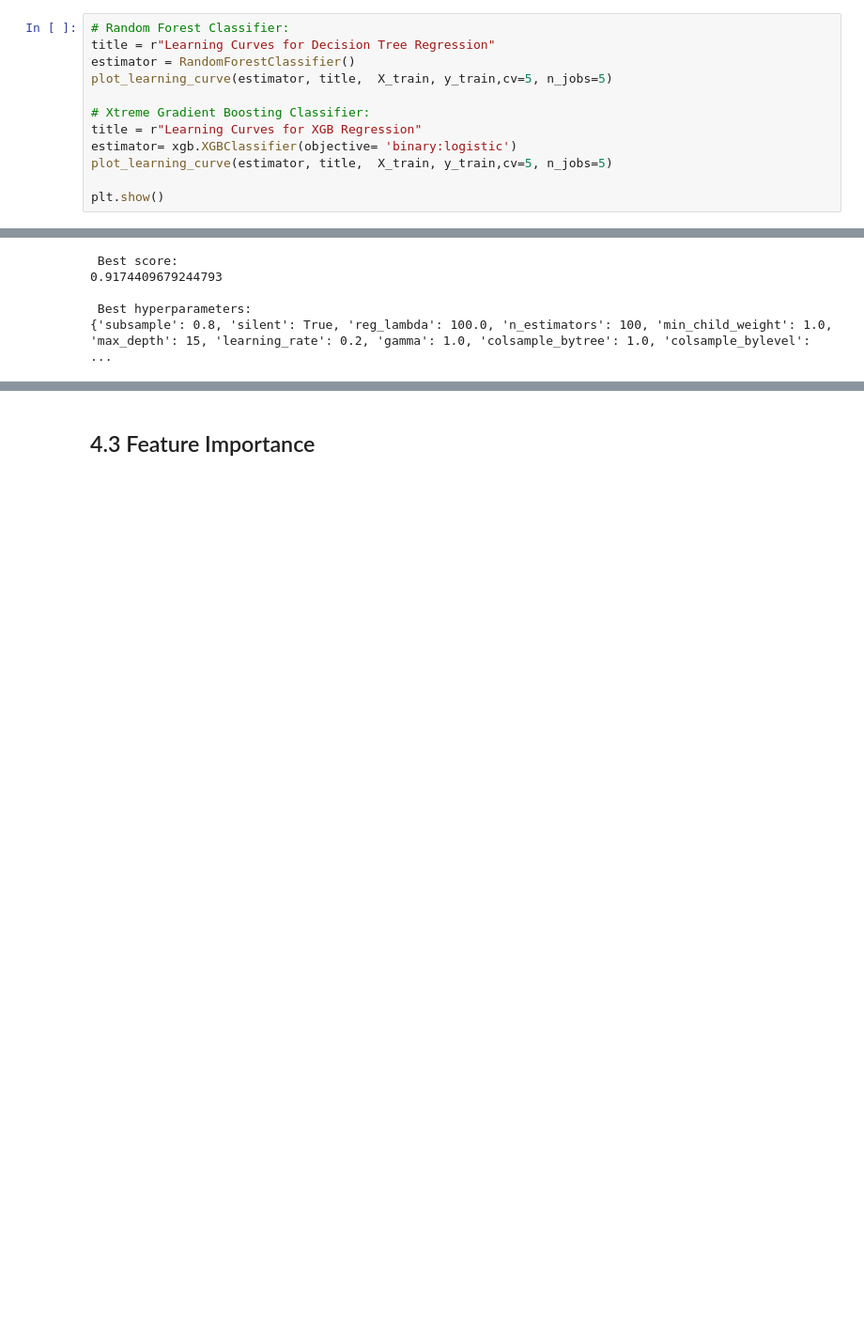
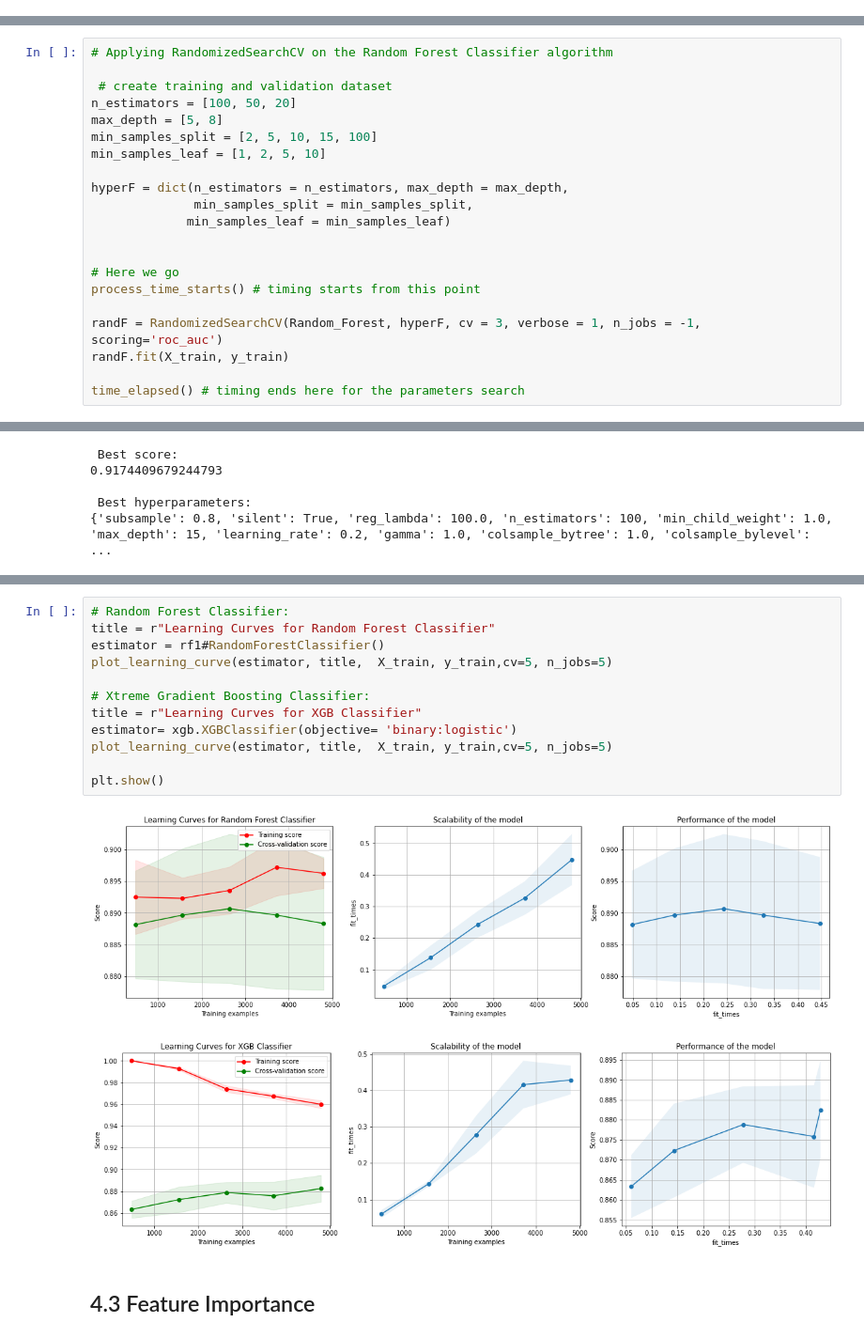
Before and after one commit to opsabarsec/mailings_response_prediction, a Jupyter notebook: Notebook2-ML_model_predictions.ipynb, the cells around one changed output, grey strips where cells are left out. Shown at 94% size. Cells and saved outputs as stored; diff of their text form; blank space fills up the shorter version.

```diff
--- a/Notebook2-ML_model_predictions.ipynb
+++ b/Notebook2-ML_model_predictions.ipynb
@@ -435,12 +312,0 @@ def plot_learning_curve(estimator, title, X, y, axes=None, ylim=None, cv=None,
-# %%
-# Random Forest Classifier:
-title = r"Learning Curves for Decision Tree Regression"
-estimator = RandomForestClassifier()
-plot_learning_curve(estimator, title,  X_train, y_train,cv=5, n_jobs=5)
-
-# Xtreme Gradient Boosting Classifier:
-title = r"Learning Curves for XGB Regression"
-estimator= xgb.XGBClassifier(objective= 'binary:logistic')
-plot_learning_curve(estimator, title,  X_train, y_train,cv=5, n_jobs=5)
-
-plt.show()
@@ -541,0 +349,21 @@ The process took: 0hour:0min:12sec
+# %%
+# Applying RandomizedSearchCV on the Random Forest Classifier algorithm
+
+ # create training and validation dataset
+n_estimators = [100, 50, 20]
+max_depth = [5, 8]
+min_samples_split = [2, 5, 10, 15, 100]
+min_samples_leaf = [1, 2, 5, 10]
+
+hyperF = dict(n_estimators = n_estimators, max_depth = max_depth,
+              min_samples_split = min_samples_split,
+             min_samples_leaf = min_samples_leaf)
+
+
+# Here we go
+process_time_starts() # timing starts from this point
+
+randF = RandomizedSearchCV(Random_Forest, hyperF, cv = 3, verbose = 1, n_jobs = -1, scoring='roc_auc')
+randF.fit(X_train, y_train)
+
+time_elapsed() # timing ends here for the parameters search
@@ -557,3 +527,18 @@ results.to_csv('data/xgb-random-grid-search-results-01.csv', index=False)
+# %%
+# Random Forest Classifier:
+title = r"Learning Curves for Random Forest Classifier"
+estimator = rf1#RandomForestClassifier()
+plot_learning_curve(estimator, title,  X_train, y_train,cv=5, n_jobs=5)
+
+# Xtreme Gradient Boosting Classifier:
+title = r"Learning Curves for XGB Classifier"
+estimator= xgb.XGBClassifier(objective= 'binary:logistic')
+plot_learning_curve(estimator, title,  X_train, y_train,cv=5, n_jobs=5)
+
+plt.show()
+# %% [output]
+[figure, added]
+[figure, added]
 # %% [markdown]
 ## 4.3 Feature Importance
 # %%
```
Also changed, not shown: parts of 18 cells of this notebook, 9 other files.
